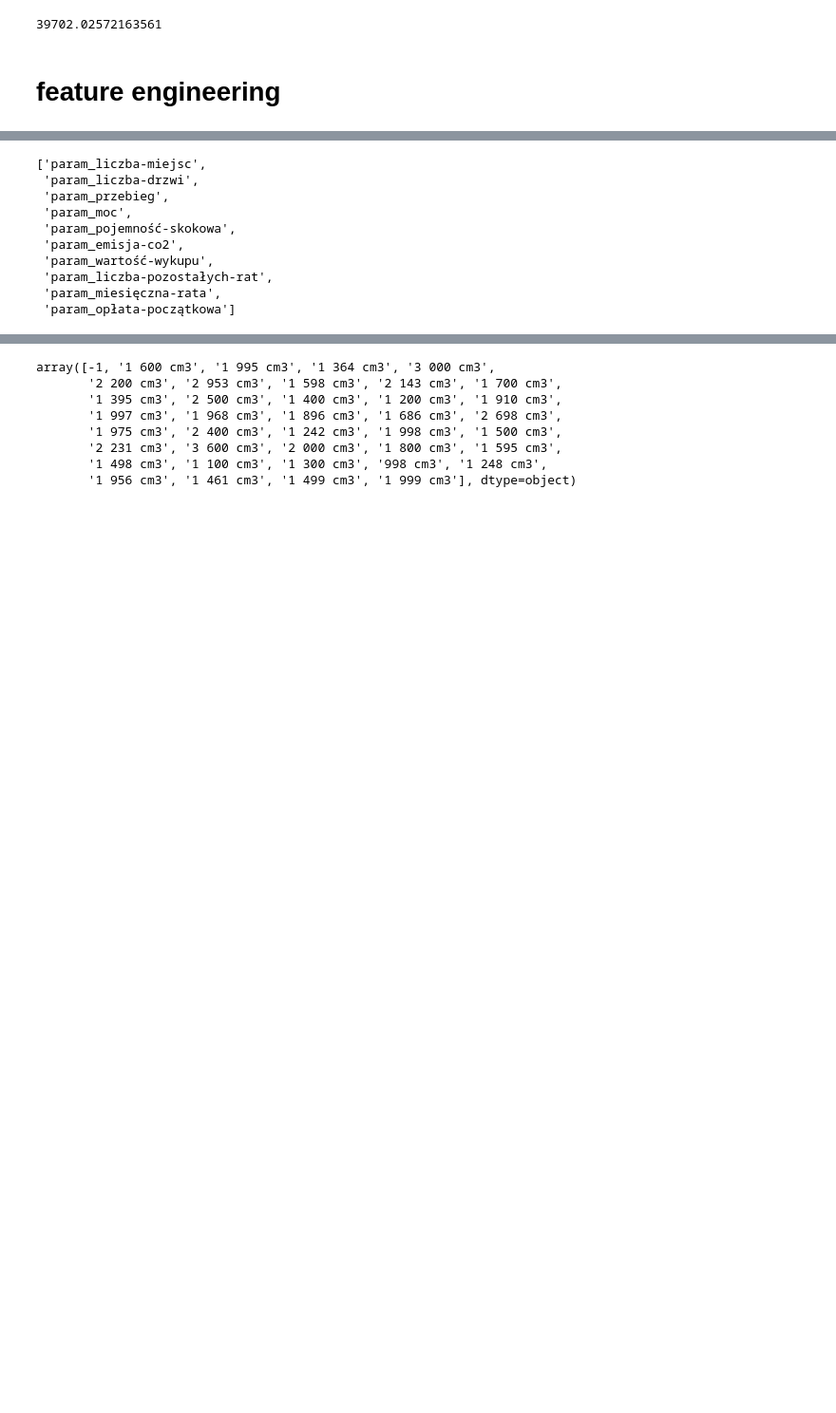
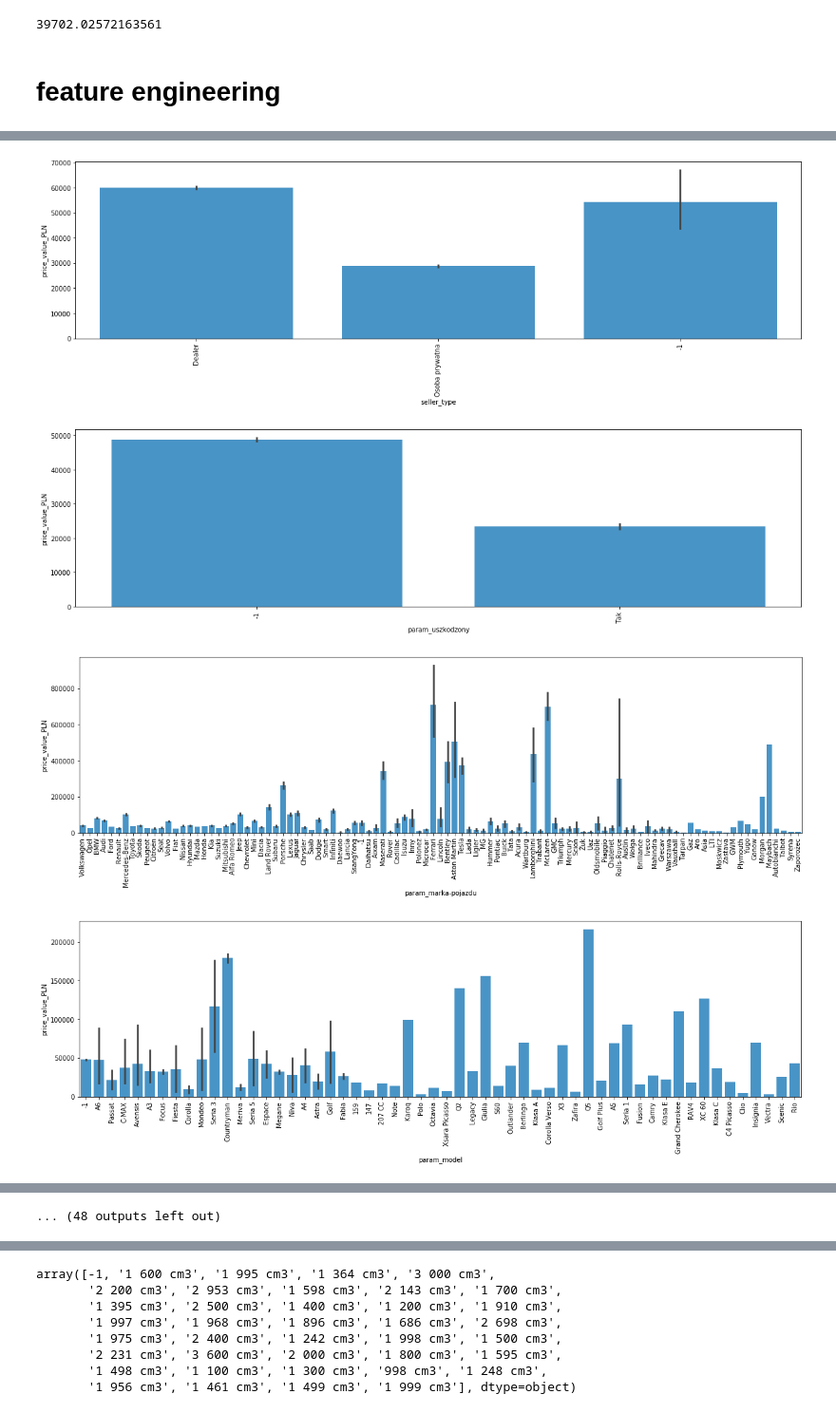
Before and after one commit to JakubStanczak/Car_price_predict, a Jupyter notebook: Car_price.ipynb, the cells around one changed output, grey strips where cells are left out. Shown at 95% size. Drawn from its saved outputs; the diff is of its cells as text; code cells hidden in the pictures; blank space fills up the shorter version.

```diff
--- a/Car_price.ipynb
+++ b/Car_price.ipynb
@@ -53 +79,4 @@ df['price_value_PLN'] = df[['price_currency', 'price_value']].apply(normalize_pr
+# %%
+# logarithmic target variable is created
+df['price_value_PLN_log'] = np.log1p(df['price_value_PLN'])
 # %%
@@ -131,16 +181,22 @@ df.select_dtypes([np.object]).sample(20)
 # %%
-# feats worth merging (decided after firs feature importance check)
+# features worth merging (chosen after feature importance check)
 doubles = {'param_liczba-drzwi': 'param_door-count',
           'param_przebieg': 'param_mileage',
            'param_pojemność-skokowa': 'param_engine-capacity',
            'param_emisja-co2': 'param_co2-emissions',
-           'param_rok-produkcji': 'param_year'
+           'param_rok-produkcji': 'param_year',
+           'param_rodzaj-paliwa': 'param_fuel-type',
+           'param_moc': 'param_engine-power',
+           'param_marka-pojazdu': 'param_make',
+           'param_napęd': 'param_transmission',
+           'param_skrzynia-biegów': 'param_gearbox'
           }
 
-# numerical feats
+# numerical features
 num_feats = ['param_liczba-miejsc', 'param_liczba-drzwi', 'param_przebieg', 'param_moc', 'param_pojemność-skokowa', 'param_emisja-co2', 'param_wartość-wykupu', 'param_liczba-pozostałych-rat', 'param_miesięczna-rata', 'param_opłata-początkowa']
 
-# date feats
+# date features
 date_feats = ['param_rok-produkcji', 'created_at', 'param_pierwsza-rejestracja']
 
-black_list = ['breadcrumb', 'created_at', 'price_details', 'price_currency']
+# blacklist features will not be used
+black_list = ['breadcrumb', 'created_at', 'price_details', 'price_currency', 'price_value', 'price_value_PLN', 'price_value_PLN_log']
@@ -150,0 +222,11 @@ def print_by_line(lst):
+# %%
+def check_if_complementing(feat1, feat2): # count of instances when data only in one of the columns
+    has_data = {feat1: 0 , feat2: 0, 'both': 0}
+    for i in range(df.shape[0]):
+        if df[feat1].iloc[i] != -1 and df[feat2].iloc[i] != -1:
+            has_data['both'] += 1
+        elif df[feat1].iloc[i] != -1:
+            has_data[feat1] += 1
+        elif df[feat2].iloc[i] != -1:
+            has_data[feat2] += 1
+    print(has_data)
@@ -208,13 +291,16 @@ get_X_y_and_cros_val(model, feats)
-# %%
-num_feats
-# %% [output]
-['param_liczba-miejsc',
- 'param_liczba-drzwi',
- 'param_przebieg',
- 'param_moc',
- 'param_pojemność-skokowa',
- 'param_emisja-co2',
- 'param_wartość-wykupu',
- 'param_liczba-pozostałych-rat',
- 'param_miesięczna-rata',
- 'param_opłata-początkowa']
+# %%
+# plotting categorical features to look for potentially important ones
+cat_no_plot = ['price_currency__cat', 'seller_address__cat', 'seller_name__cat', 'param_engine-code__cat','param_vin__cat', 'param_kod-silnika__cat', 'param_wersja__cat', 'param_model-pojazdu__cat']
+
+for cat_feat in cat_feats:
+    if cat_feat not in cat_no_plot:
+        cat_name = cat_feat[:-len(cat_feat_prefix)]
+        plt.figure(figsize=(20,5))
+        sns.barplot(x=cat_name, y='price_value_PLN', data=df, order=df[cat_name].value_counts().index, color='#3498db');
+        plt.xticks(rotation=90);
+        plt.show()
+# %% [output]
+[figure, added]
+[figure, added]
+[figure, added]
+[figure, added]
@@ -220,0 +315 @@ num_feats
+... (48 outputs left out)
```
Also changed, not shown: parts of 88 cells of this notebook.
